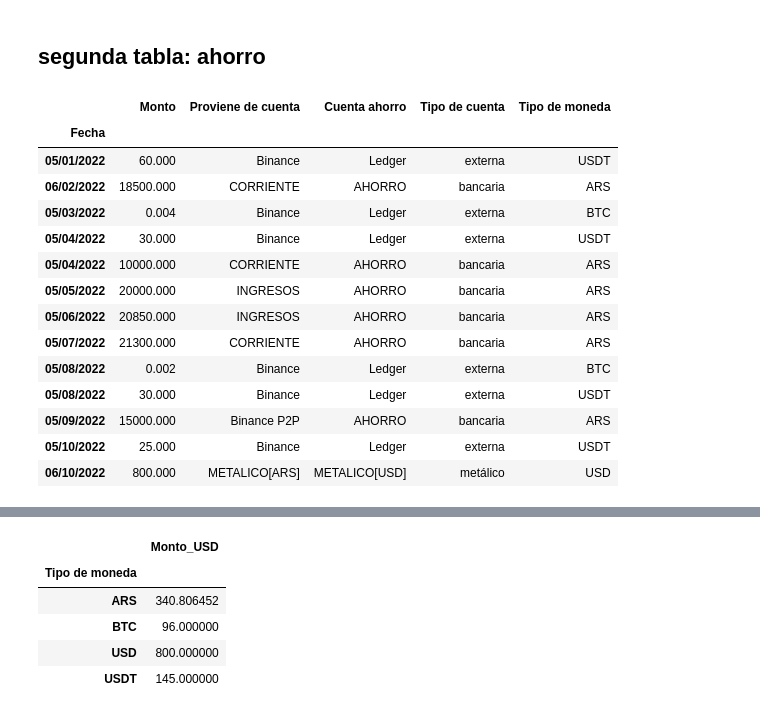
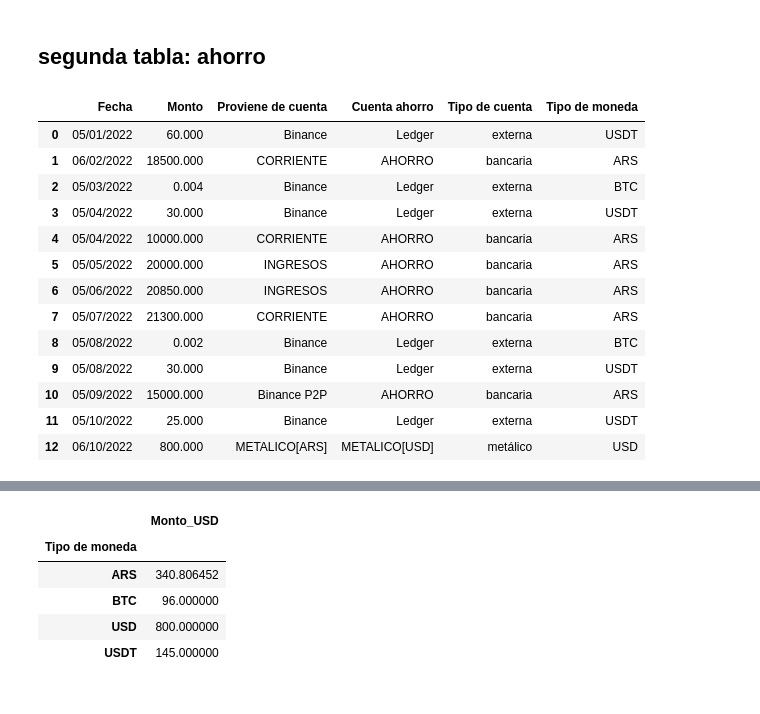
Before and after one commit to jackonedev/PresentacionesInteractivas, a Jupyter notebook: paquete_python/plots.ipynb, the cells around one changed output, grey strips where cells are left out. Saved outputs shown, nothing was run; the diff lists cells and outputs as text; code cells hidden in the pictures.

```diff
--- a/paquete_python/plots.ipynb
+++ b/paquete_python/plots.ipynb
@@ -94,27 +94,26 @@ plotter.plot()
 # %%
 df = cargar_objeto("ahorro_2.pkl", dir_name="data")
 
 df["Fecha"] = pd.to_datetime(df["Fecha"], format="%d/%m/%Y").dt.strftime('%d/%m/%Y')#TODO: podría sacar el año
 df["Monto"] = df["Monto"].astype(float)
 
 df.set_index("Fecha", inplace=True, drop=True)
-df
+df.reset_index()
 # %% [output]
-|  | Monto | Proviene de cuenta | Cuenta ahorro | Tipo de cuenta | Tipo de moneda |
-| Fecha |  |  |  |  |  |
-| 05/01/2022 | 60.000 | Binance | Ledger | externa | USDT |
-| 06/02/2022 | 18500.000 | CORRIENTE | AHORRO | bancaria | ARS |
-| 05/03/2022 | 0.004 | Binance | Ledger | externa | BTC |
-| 05/04/2022 | 30.000 | Binance | Ledger | externa | USDT |
-| 05/04/2022 | 10000.000 | CORRIENTE | AHORRO | bancaria | ARS |
-| 05/05/2022 | 20000.000 | INGRESOS | AHORRO | bancaria | ARS |
-| 05/06/2022 | 20850.000 | INGRESOS | AHORRO | bancaria | ARS |
-| 05/07/2022 | 21300.000 | CORRIENTE | AHORRO | bancaria | ARS |
-| 05/08/2022 | 0.002 | Binance | Ledger | externa | BTC |
-| 05/08/2022 | 30.000 | Binance | Ledger | externa | USDT |
-| 05/09/2022 | 15000.000 | Binance P2P | AHORRO | bancaria | ARS |
-| 05/10/2022 | 25.000 | Binance | Ledger | externa | USDT |
-| 06/10/2022 | 800.000 | METALICO[ARS] | METALICO[USD] | metálico | USD |
+|  | Fecha | Monto | Proviene de cuenta | Cuenta ahorro | Tipo de cuenta | Tipo de moneda |
+| 0 | 05/01/2022 | 60.000 | Binance | Ledger | externa | USDT |
+| 1 | 06/02/2022 | 18500.000 | CORRIENTE | AHORRO | bancaria | ARS |
+| 2 | 05/03/2022 | 0.004 | Binance | Ledger | externa | BTC |
+| 3 | 05/04/2022 | 30.000 | Binance | Ledger | externa | USDT |
+| 4 | 05/04/2022 | 10000.000 | CORRIENTE | AHORRO | bancaria | ARS |
+| 5 | 05/05/2022 | 20000.000 | INGRESOS | AHORRO | bancaria | ARS |
+| 6 | 05/06/2022 | 20850.000 | INGRESOS | AHORRO | bancaria | ARS |
+| 7 | 05/07/2022 | 21300.000 | CORRIENTE | AHORRO | bancaria | ARS |
+| 8 | 05/08/2022 | 0.002 | Binance | Ledger | externa | BTC |
+| 9 | 05/08/2022 | 30.000 | Binance | Ledger | externa | USDT |
+| 10 | 05/09/2022 | 15000.000 | Binance P2P | AHORRO | bancaria | ARS |
+| 11 | 05/10/2022 | 25.000 | Binance | Ledger | externa | USDT |
+| 12 | 06/10/2022 | 800.000 | METALICO[ARS] | METALICO[USD] | metálico | USD |
 # %%
 df_1 = df.copy()
 
```
Also changed, not shown: parts of 12 cells of this notebook, 4 other files.
